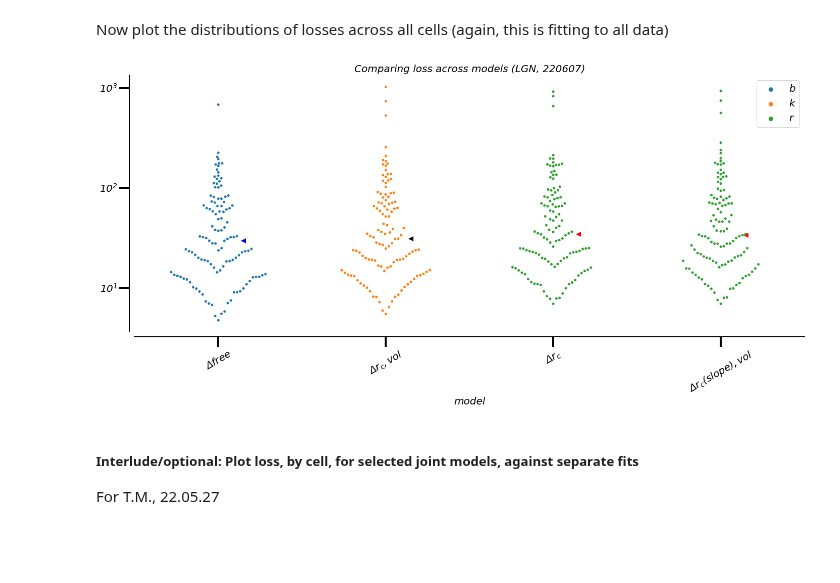
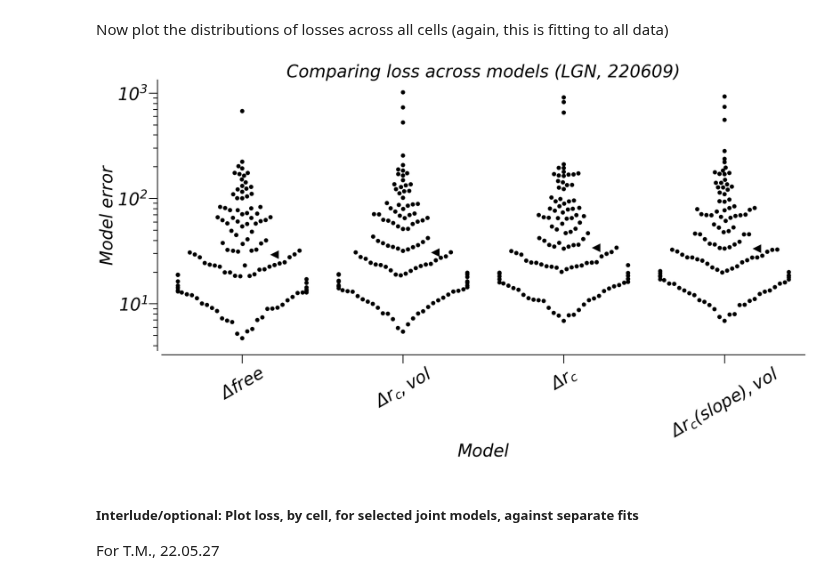
Before and after one commit to paul-levy/SF-diversity, a Jupyter notebook: 01_sfTuning_contrast.ipynb, the cells around one changed output. Drawn from its saved outputs; the diff is of its cells as text; code cells hidden in the pictures; blank space fills up the shorter version.

Commit message:
updated chap. 1 analyses (new models, addl slope analyses, better labels/graphics on plots); also brief code (should comment) for fixing naming conventions of basics programs

```diff
--- a/01_sfTuning_contrast.ipynb
+++ b/01_sfTuning_contrast.ipynb
@@ -41,9 +42,8 @@ save_loc = base_dir + saveName;
 # Before any plotting, fix plotting paramaters
 plt.style.use('https://raw.githubusercontent.com/paul-levy/SF_diversity/master/paul_plt_style.mplstyle');
 from matplotlib import rcParams
-rcParams['font.size'] = 20;
-rcParams['pdf.fonttype'] = 42 # should be 42, but there are kerning issues
-rcParams['ps.fonttype'] = 42 # should be 42, but there are kerning issues
+rcParams['pdf.fonttype'] = 42
+rcParams['ps.fonttype'] = 42
 
 rcParams['lines.linewidth'] = 2.5;
 rcParams['lines.markeredgewidth'] = 0; # no edge, since weird tings happen then
@@ -55,14 +55,14 @@ rcParams['xtick.minor.size'] = 10 # 8
 rcParams['ytick.major.size'] = 20
 rcParams['ytick.minor.size'] = 10
 
-rcParams['xtick.major.width'] = 4 # 5
+rcParams['xtick.major.width'] = 2 # 5
 rcParams['xtick.minor.width'] = 2 # 2
-rcParams['ytick.major.width'] = 4
+rcParams['ytick.major.width'] = 2
 rcParams['ytick.minor.width'] = 2
 
 rcParams['font.family'] = 'DejaVu Sans'
 rcParams['font.style'] = 'oblique';
-rcParams['font.size'] = 20;
+rcParams['font.size'] = 40;
 # %% [markdown]
 # 1.1 LGN
 # %% [markdown]
@@ -121,6 +121,7 @@ only_sur[0] = ref_params[0] * ref_params[2];
 only_sur[1] = ref_params[1] * ref_params[3];
 only_sur[2] = 0;
 ax[0,0].plot(vals, hf.DoGsach(*only_sur, stim_sf=vals)[0], 'k:')
+ax[0,0].set_title('DoG model - center and surround')
 
 # then, vol difference
 vols = [0.5,0.8,0.95]
@@ -142,7 +143,7 @@ for ii,v in enumerate(vols):
     prms_curr[1] = prms_curr[1]*prms_curr[3];
     prms_curr[2] = 0;
     ax[0,1].plot(vals, hf.DoGsach(*prms_curr, stim_sf=vals)[0], 'k:', linewidth=0.5+curr_lw) # add a bit extra width for the dotted lines!
-
+ax[0,1].set_title('Influence of surround gain')
 
 # then, rc
 rcs = [0.05,0.1,0.2]
@@ -162,6 +163,7 @@ for ii,r in enumerate(rcs):
 
     prms_curr[2] = 0; # shut off the suround, and plot only the center...
     ax[1,0].plot(vals, hf.DoGsach(*prms_curr, stim_sf=vals)[0], 'k--', linewidth=curr_lw)
+ax[1,0].set_title('Influence of center radius')
 
 # then, rs
 rss = [1.5,3,6]
@@ -185,6 +187,7 @@ for ii,r in enumerate(rss):
     prms_curr[2] = 0;
     ax[1,1].plot(vals, hf.DoGsach(*prms_curr, stim_sf=vals)[0], 'k:', linewidth=0.5+curr_lw) # add a bit extra width for the dotted lines!
     ax[1,1].legend(fontsize='small')
+ax[1,1].set_title('Influence of surround radius')
 
 for i,j in itertools.product(range(2),range(2)):
     ax[i,j].set_xscale('log')
@@ -193,6 +196,9 @@ for i,j in itertools.product(range(2),range(2)):
     ax[i,j].set_xlabel('Spatial frequency (c/deg)')
     ax[i,j].set_ylabel('Response (spikes/s)')
     ax[i,j].set_aspect('equal')
+
+    for jj, axis in enumerate([ax[i,j].xaxis, ax[i,j].yaxis]):
+        axis.set_major_formatter(FuncFormatter(lambda x,y: '%d' % x if x>=1 else '%.1f' % x)) # this will make everything in non-scientific notation!
 
 sns.despine(offset=10)
 f.suptitle(r'Influence of DoG parameters')
@@ -301,46 +307,57 @@ Now plot the distributions of losses across all cells (again, this is fitting to
 use_norm = 0;
 upper_bound = 2 if use_norm else np.Inf;
 
-f = plt.figure(figsize=(5*nMods, 10));
+monochrome = True; # all black? or not?
+alph=1;
+
+f = plt.figure(figsize=(6*nMods, 14));
 
 # for ind in range(nMods):
 
 #     sns.swarmplot(y=nlls_all[:,ind,use_norm], x=[ind]);
 #     viol = plt.violinplot(dataset=nlls_all[:,ind,use_norm], positions=[ind], showextrema=False, widths=0.7);
 
 #     # make all the violin stuff black and transparent
 #     for vp in viol['bodies']:
 #         vp.set_color(param_color[nFreeParams[ind]])
 #         vp.set_alpha(0.2);
 
 nCells = nlls_all.shape[0]
-[plt.plot(i+0.15, np.nanmedian(nlls_all[:,i,use_norm]), '<', color=param_color[nFreeParams[i]], markersize=10) for i in range(nMods)]
-sns.swarmplot(x=np.tile(np.arange(nMods), nCells), y=hf.flatten_list(np.clip(nlls_all[:,:,use_norm], None, upper_bound)), hue=np.tile([param_color[nFreeParams[x]] for x in range(nMods)], nCells));
+if monochrome:
+    [plt.plot(i+0.2, np.nanmedian(nlls_all[:,i,use_norm]), '<', markersize=20, color='k') for i in range(nMods)]
+    sns.swarmplot(x=np.tile(np.arange(nMods), nCells), y=hf.flatten_list(np.clip(nlls_all[:,:,use_norm], None, upper_bound)),
+                  color='k', alpha=alph, size = 10);
+else:
+    [plt.plot(i+0.2, np.nanmedian(nlls_all[:,i,use_norm]), '<', markersize=20) for i in range(nMods)]
+    sns.swarmplot(x=np.tile(np.arange(nMods), nCells), y=hf.flatten_list(np.clip(nlls_all[:,:,use_norm], None, upper_bound)), size = 10);
+# [plt.plot(i+0.15, np.nanmedian(nlls_all[:,i,use_norm]), '<', color=param_color[nFreeParams[i]], markersize=10) for i in range(nMods)]
+# sns.swarmplot(x=np.tile(np.arange(nMods), nCells), y=hf.flatten_list(np.clip(nlls_all[:,:,use_norm], None, upper_bound)), hue=np.tile([param_color[nFreeParams[x]] for x in range(nMods)], nCells));
 sns.despine(offset=10)
 
 if use_norm:
     plt.axhline(1, color='k', linestyle='--', alpha=0.3)
 else:
     plt.yscale('log')
 
-plt.xlabel('model');
-plt.ylabel('Distribution of %sloss across cells' % '(norm.) ' if use_norm else '');
+plt.xlabel('Model');
+plt.ylabel('Model error')
+# plt.ylabel('Distribution of %sloss across cells' % '(norm.) ' if use_norm else '');
 plt.xticks(ticks=np.arange(nMods), labels=[r'$\Delta$%s' % x for x in names], rotation=30);
 plt.title('Comparing loss across models (LGN, %s)' % date);
 plt.tick_params(axis='x', which='minor', bottom=False)
-plt.tick_params(axis='y', which='minor', left=False)
+# plt.tick_params(axis='y', which='minor', left=False)
 
 f.tight_layout();
 
-saveName = "/01_01_02a_loss_nonCV_%s%s.pdf" % (date, '_norm' if use_norm else '');
+saveName = "/01_01_02a_loss_nonCV_%s%s%s.pdf" % (date, '_norm' if use_norm else '', '_mono' if monochrome else '');
 curr_dir = os.path.dirname(save_loc+saveName);
 if not os.path.exists(curr_dir):
     os.makedirs(curr_dir);
 pdfSv = pltSave.PdfPages(save_loc + saveName);
 pdfSv.savefig(f); # only one figure here...
 pdfSv.close()
 # %% [output]
-[figure, old version]
+[figure, new version]
 # %% [markdown]
 ##### Interlude/optional: Plot loss, by cell, for selected joint models, against separate fits
 
```
Also changed, not shown: parts of 11 cells of this notebook, 1 other file.
